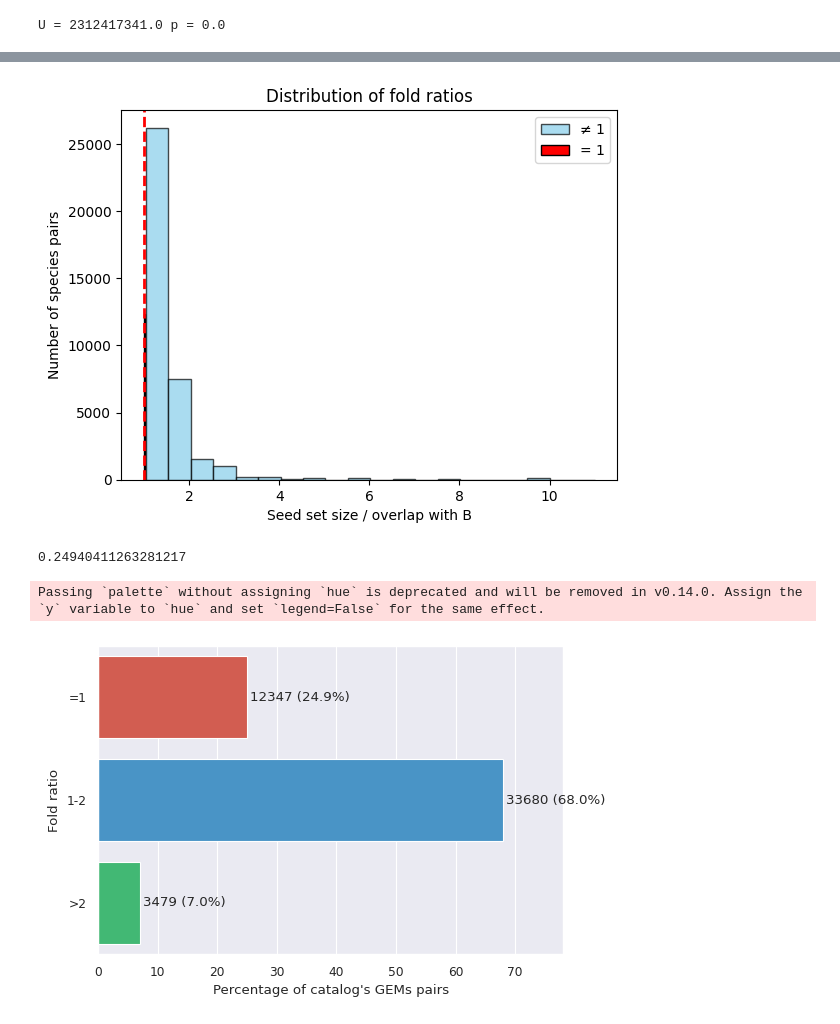
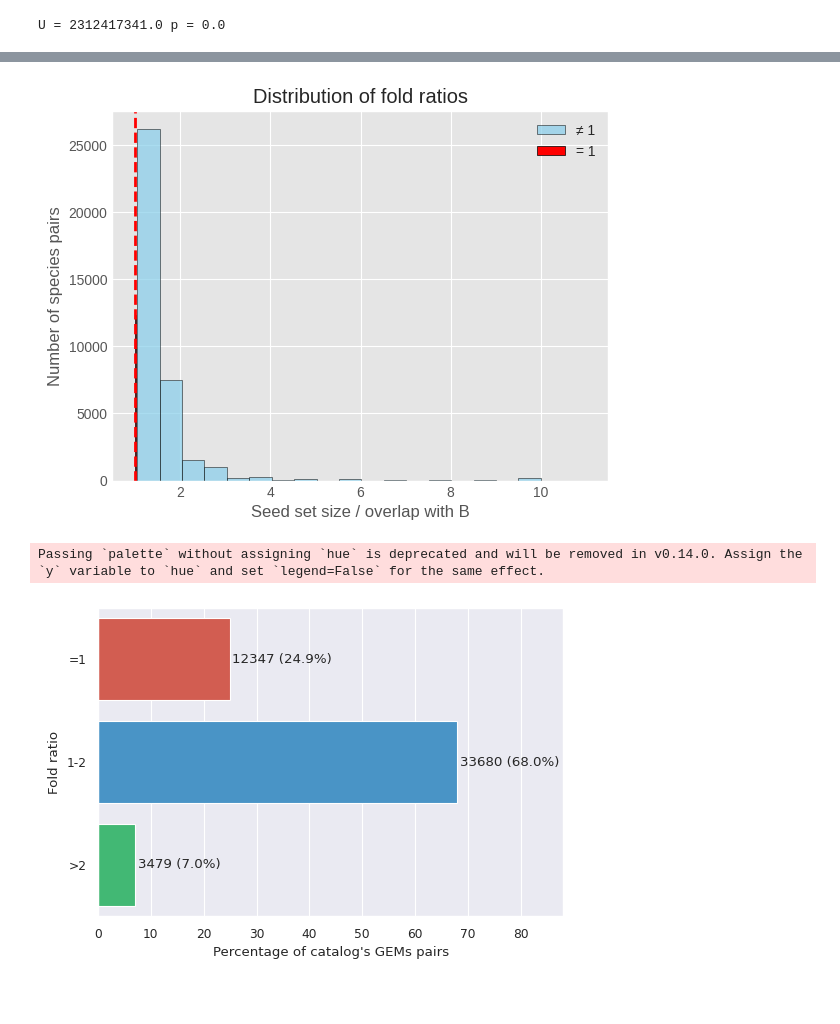
Before and after one commit to hariszaf/AMAC005_chicken_salmonella, a Jupyter notebook: microbetag_analysis/mtg_analysis.ipynb, the cells around one changed output, grey strips where cells are left out. Saved outputs shown, nothing was run; the diff lists cells and outputs as text; code cells hidden in the pictures; blank space fills up the shorter version.

```diff
--- a/microbetag_analysis/mtg_analysis.ipynb
+++ b/microbetag_analysis/mtg_analysis.ipynb
@@ -1952,6 +1950,3 @@ for sp1, sp2 in itertools.permutations(list(seeds.index), 2):
 
     seed_seed_jacc.append(jaccard(S1, S2))
     seed_nonseed_jacc.append(jaccard(S1, N2))
-# %%
-def jaccard(A, B):
-    return len(A & B) / len(A | B) if A | B else 0
@@ -1972,7 +1956,7 @@ import matplotlib.pyplot as plt
 plt.hist(seed_seed_jacc, bins=20, alpha=0.6, label="seed–seed")
 plt.hist(seed_nonseed_jacc, bins=20, alpha=0.6, label="seed–nonseed")
 plt.style.use("seaborn-v0_8-whitegrid")  # clean, publication-friendly
-plt.style.use("ggplot")
+# plt.style.use("ggplot")
 # plt.style.use("tableau-colorblind10")  # colorblind-safe
 plt.xlabel("Intersection size")
 plt.ylabel("Number of GEM pairs")
@@ -2108,48 +2065,35 @@ plt.title("Distribution of fold ratios")
 plt.legend()
 plt.show()
 # %% [output]
-[figure, old version]
+[figure, new version]
-# %%
-12347/49506
-# %% [output]
-0.24940411263281217
 # %%
-import seaborn as sns
-import matplotlib.pyplot as plt
-import pandas as pd
+# import seaborn as sns
+# import matplotlib.pyplot as plt
+# import pandas as pd
 
 # Categorize fold ratios
 folds      = df_results['fold_ratio'].replace(float('inf'), 10)
 categories = pd.cut(folds, bins=[0, 1, 2, folds.max()], right=True, labels=['=1', '1-2', '>2'], include_lowest=True)
 counts     = categories.value_counts().sort_index()
 
 # Convert to percentage
 percent = 100 * counts / counts.sum()
 
 # Plot
-# sns.set(style="whitegrid")
 plt.figure(figsize=(6, 4))
-# plt.style.use("seaborn-v0_8-whitegrid")  # clean, publication-friendly
-# plt.style.use("tableau-colorblind10")  # colorblind-safe
 sns.set_theme(style="darkgrid", context="paper")
 
 bars = sns.barplot(x=percent.values, y=percent.index, palette=['#E74C3C', '#3498DB', '#2ECC71'])
 
 # Annotate bars with counts and percentage
 for bar, count, p in zip(bars.patches, counts.values, percent.values):
     plt.text(bar.get_width() + 0.5, bar.get_y() + bar.get_height()/2, f"{count} ({p:.1f}%)", va='center')
 
 plt.xlabel("Percentage of catalog's GEMs pairs")
 plt.ylabel("Fold ratio")
-    # intersection_size = len(S_A & U_B)
-
-    # fold_ratio        = len(S_A) / intersection_size if intersection_size > 0 else float('inf')
-
 # plt.title("Distribution of fold ratios of seeds_A length to its intersection with the total compounds of GEM B")
-plt.xlim(0, max(percent.values) + 10)
-
-
+plt.xlim(0, max(percent.values) + 20)
 plt.show()
 # %% [output]
 Passing `palette` without assigning `hue` is deprecated and will be removed in v0.14.0. Assign the `y` variable to `hue` and set `legend=False` for the same effect.
-[figure, old version]
+[figure, new version]
```
Also changed, not shown: parts of 12 cells of this notebook, 7 other files.
